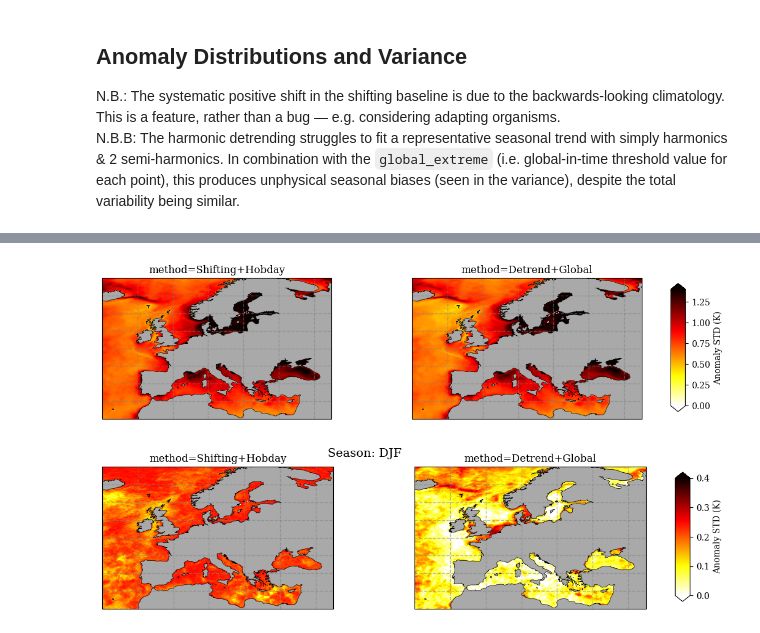
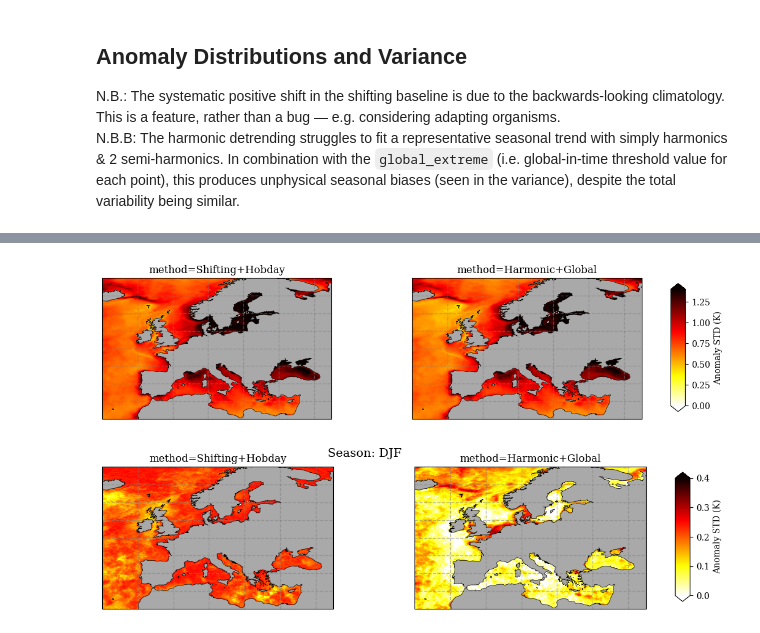
Before and after one commit to wienkers/marEx, a Jupyter notebook: examples/regional data/01_preprocess_extremes.ipynb, the cells around one changed output, grey strips where cells are left out. Saved outputs shown, nothing was run; the diff lists cells and outputs as text; code cells hidden in the pictures.

```diff
--- a/examples/regional data/01_preprocess_extremes.ipynb
+++ b/examples/regional data/01_preprocess_extremes.ipynb
@@ -485,15 +413,15 @@ plt.show()
 # %%
 shifting_variance = extremes_ds_shifting.dat_anomaly.std(dim="time")
 detrend_variance = extremes_ds_detrend.dat_anomaly.std(dim="time")
 
 config = marEx.PlotConfig(var_units="Anomaly STD (K)", cmap="hot_r", cperc=[0, 96], grid_labels=True, projection=ccrs.PlateCarree())
 
 combined_variance = xr.concat([shifting_variance, detrend_variance], dim="method")
-combined_variance = combined_variance.assign_coords(method=["Shifting+Hobday", "Detrend+Global"])
+combined_variance = combined_variance.assign_coords(method=["Shifting+Hobday", "Harmonic+Global"])
 
 fig, axes = combined_variance.plotX.multi_plot(config, col="method", col_wrap=2)
 # %% [output]
-[figure, old version]
+[figure, new version]
 # %%
 shifting_seasonal_std = extremes_ds_shifting.extreme_events.groupby("time.season").std(dim="time").persist()
 detrend_seasonal_std = extremes_ds_detrend.extreme_events.groupby("time.season").std(dim="time").persist()
```
Also changed, not shown: parts of 15 cells of this notebook, 13 other files.
